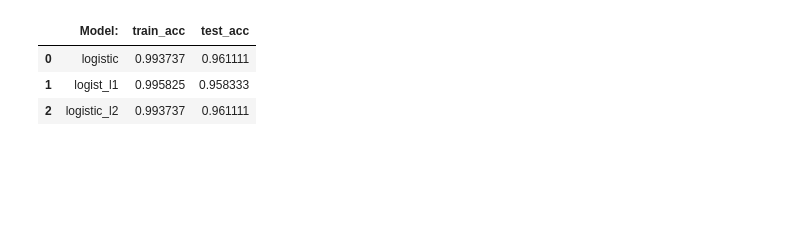
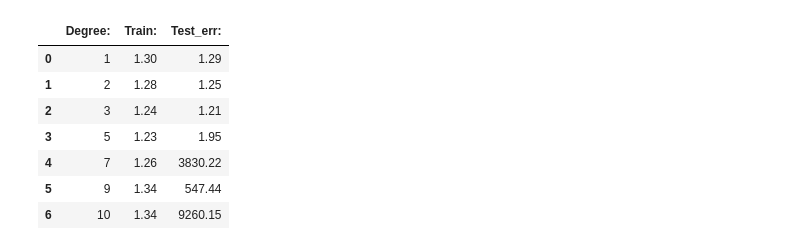
Before and after one commit to chaitanya3131/Machine-Learning-Practice, a Jupyter notebook: ML_P4.ipynb, the cells around one changed output. Cells and saved outputs as stored; diff of their text form; code cells hidden in the pictures; blank space fills up the shorter version.

```diff
--- a/ML_P4.ipynb
+++ b/ML_P4.ipynb
@@ -29,2 +16,5 @@ x
+# %%
+x.head()
+x=x[['AveRooms']]
 # %%
 x_train,x_test,y_train,y_test=train_test_split(x,y,test_size=0.2,random_state=42)
@@ -36,6 +20,0 @@ result=[]
-# %%
-for name,model in models.items():
-    model.fit(x_train,y_train)
-    test_acc=accuracy_score(y_test,model.predict(x_test))
-    train_acc=accuracy_score(y_train,model.predict(x_train))
-    result.append({'Model: ':name,'train_acc':train_acc,'test_acc':test_acc})
@@ -45,0 +21,2 @@ print(result)
+# %%
+degrees=[1,2,3,5,7,9,10]
@@ -46 +25,12 @@ print(result)
+# %%
+for degree in degrees:
+    pl=PolynomialFeatures(degree=degree)
+    x_train_p=pl.fit_transform(x_train)
+    x_test_p=pl.transform(x_test)
+    li=LinearRegression()
+    li.fit(x_train_p,y_train)
+    y_pred=li.predict(x_test_p)
+    train_error=mean_squared_error(y_train,li.predict(x_train_p))
+    test_error=mean_squared_error(y_test,li.predict(x_test_p))
+    result.append({'Degree: ':degree,'Train: ':train_error,'Test_err: ':test_error})
 # %%
@@ -47,8 +38,13 @@ print(result)
 df=pd.DataFrame(result)
-# %%
-df
-# %% [output]
-|  | Model: | train_acc | test_acc |
-| 0 | logistic | 0.993737 | 0.961111 |
-| 1 | logist_l1 | 0.995825 | 0.958333 |
-| 2 | logistic_l2 | 0.993737 | 0.961111 |
+# %%
+df=round(df,2)
+df
+# %% [output]
+|  | Degree: | Train: | Test_err: |
+| 0 | 1 | 1.30 | 1.29 |
+| 1 | 2 | 1.28 | 1.25 |
+| 2 | 3 | 1.24 | 1.21 |
+| 3 | 5 | 1.23 | 1.95 |
+| 4 | 7 | 1.26 | 3830.22 |
+| 5 | 9 | 1.34 | 547.44 |
+| 6 | 10 | 1.34 | 9260.15 |
```
Also changed, not shown: parts of 10 cells of this notebook, 3 other files.
